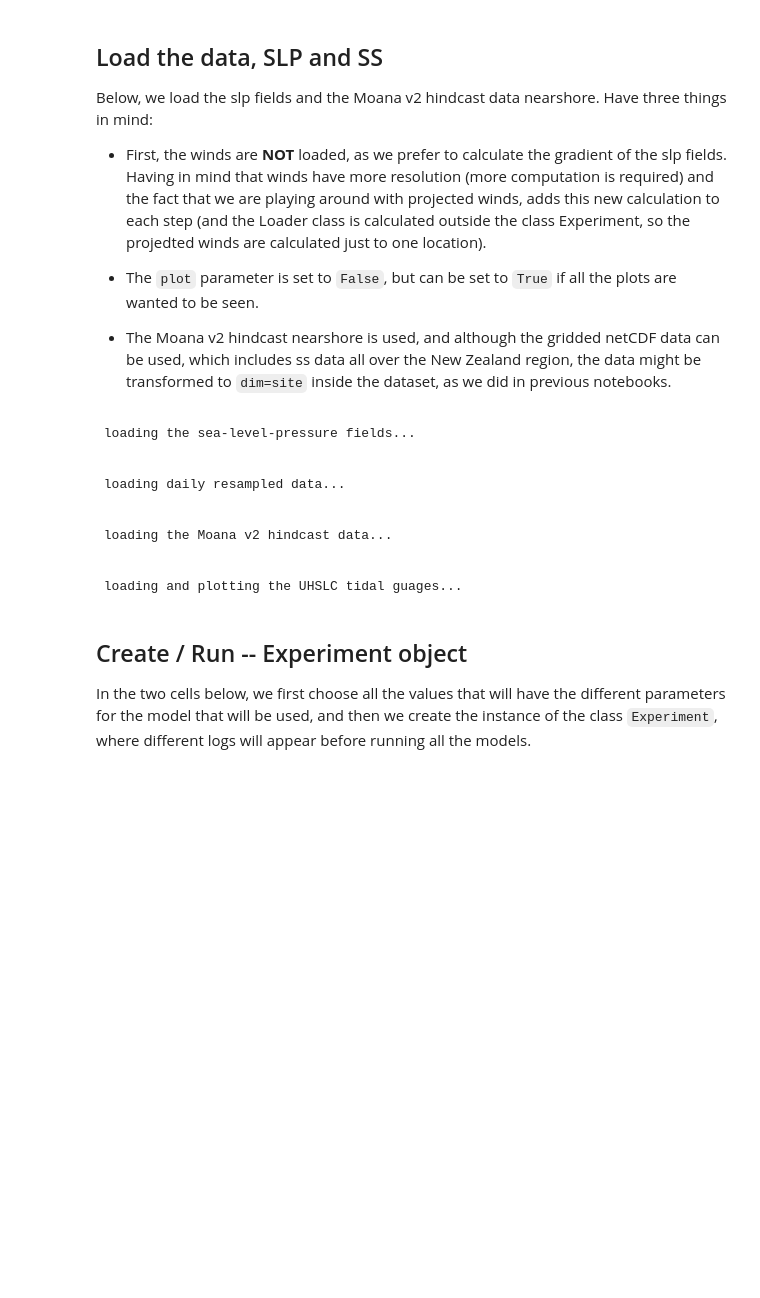
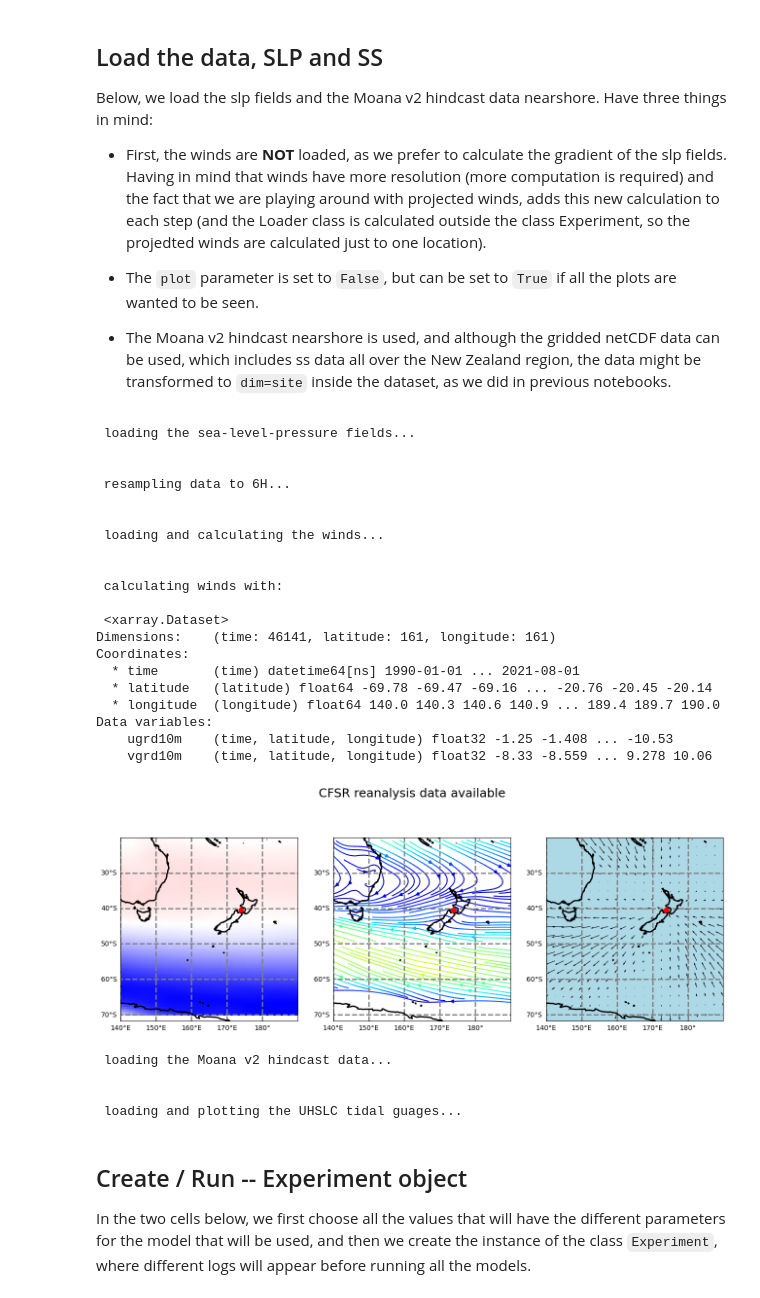
Before and after one commit to javitausia/geocean-nz-ss, a Jupyter notebook: notebooks/experiments.ipynb, the cells around one changed output. Cells and saved outputs as stored; diff of their text form; code cells hidden in the pictures; blank space fills up the shorter version.

```diff
--- a/notebooks/experiments.ipynb
+++ b/notebooks/experiments.ipynb
@@ -98,38 +105,53 @@ Below, we load the slp fields and the Moana v2 hindcast data nearshore. Have thr
 # load the data
 load_cfsr_moana_uhslc = Loader(
     data_to_load=['cfsr','moana','uhslc'], plot=False,
-    time_resample='1D', load_winds=True
+    time_resample='6H', load_winds=True
 )
 
 # ---- maybe DAC reanalysis wants to be used ----
 # dataset1 = load_cfsr_moana_uhslc.predictand
 # dataset1_coords = ('longitude','latitude',None,'DAC ...')
 # dataset1 = xr.Dataset(
 #     {
 #         'ss': (('time','site'), dataset1.values.reshape(
 #             -1,len(dataset1[dataset1_coords[0]])*len(dataset1[dataset1_coords[1]]))),
 #         dataset1_coords[0]: (('site'), list(dataset1[dataset1_coords[0]].values)*int(
 #             (len(dataset1[dataset1_coords[0]])*len(dataset1[dataset1_coords[1]]))\
 #                 /len(dataset1[dataset1_coords[0]]))),
 #         dataset1_coords[1]: (('site'), np.repeat(dataset1[dataset1_coords[1]].values,
 #             (len(dataset1[dataset1_coords[0]])*len(dataset1[dataset1_coords[1]]))\
 #                 /len(dataset1[dataset1_coords[1]])))
 #     }, coords={
 #         'site': np.arange(len(dataset1[dataset1_coords[0]])*len(dataset1[dataset1_coords[1]])),
 #         'time': dataset1.time.values
 #     }
 # ).dropna(dim='site',how='all')
 # %% [output]
  loading the sea-level-pressure fields...
 
 
- loading daily resampled data...
+ resampling data to 6H...
 
 
- loading the Moana v2 hindcast data...
+ loading and calculating the winds...
 
 
- loading and plotting the UHSLC tidal guages...
+ calculating winds with:
+
+ <xarray.Dataset>
+Dimensions:    (time: 46141, latitude: 161, longitude: 161)
+Coordinates:
+  * time       (time) datetime64[ns] 1990-01-01 ... 2021-08-01
+  * latitude   (latitude) float64 -69.78 -69.47 -69.16 ... -20.76 -20.45 -20.14
+  * longitude  (longitude) float64 140.0 140.3 140.6 140.9 ... 189.4 189.7 190.0
+Data variables:
+    ugrd10m    (time, latitude, longitude) float32 -1.25 -1.408 ... -10.53
+    vgrd10m    (time, latitude, longitude) float32 -8.33 -8.559 ... 9.278 10.06
+[figure, added]
+ loading the Moana v2 hindcast data...
+
+
+ loading and plotting the UHSLC tidal guages...
 # %% [markdown]
 ## Create / Run -- Experiment object
 
```
Also changed, not shown: parts of 3 cells of this notebook, 1 other file.
